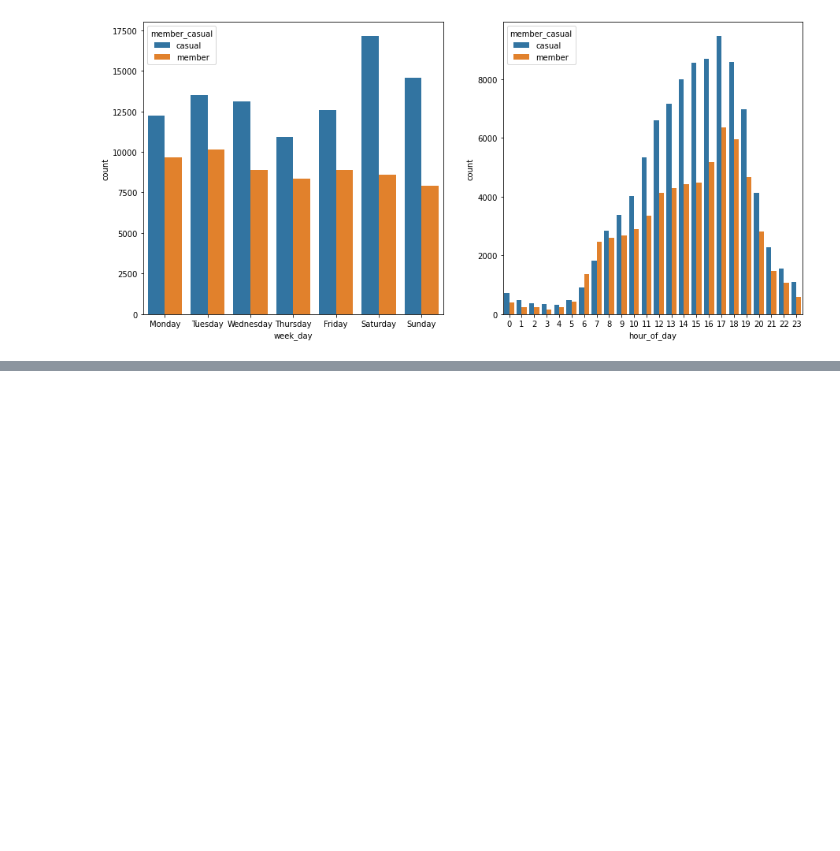
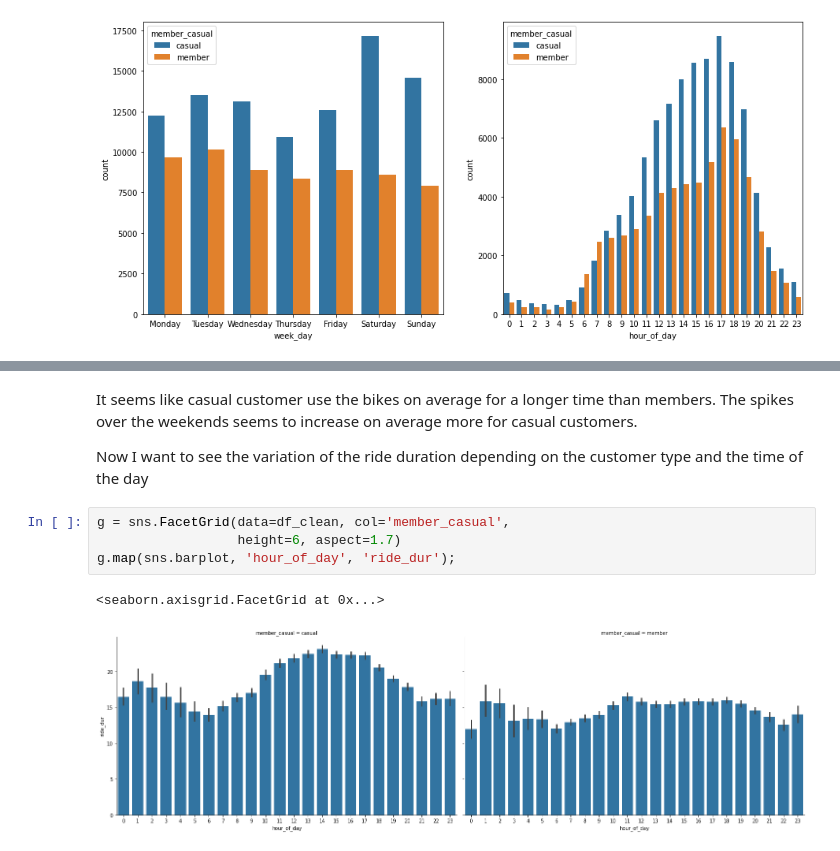
Before and after one commit to JuanGarcia10/data-visualization-lyft-bikes, a Jupyter notebook: Exploring_Lyft-Bikes_dataset.ipynb, the cells around one changed output, grey strips where cells are left out. Drawn from its saved outputs; the diff is of its cells as text; blank space fills up the shorter version.

```diff
--- a/Exploring_Lyft-Bikes_dataset.ipynb
+++ b/Exploring_Lyft-Bikes_dataset.ipynb
@@ -473,0 +483,11 @@ the quote-formatted guide notes like this one before you finish your report!
+# %% [markdown]
+It seems like casual customer use the bikes on average for a longer time than members. The spikes over the weekends seems to increase on average more for casual customers.
+
+Now I want to see the variation of the ride duration depending on the customer type and the time of the day
+# %%
+g = sns.FacetGrid(data=df_clean, col='member_casual',
+                  height=6, aspect=1.7)
+g.map(sns.barplot, 'hour_of_day', 'ride_dur');
+# %% [output]
+<seaborn.axisgrid.FacetGrid at 0x...>
+[figure, added]
```
Also changed, not shown: parts of 17 cells of this notebook, 3 other files.
